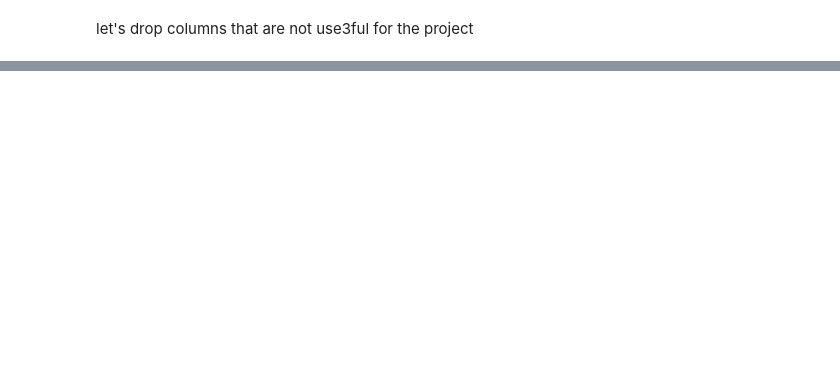
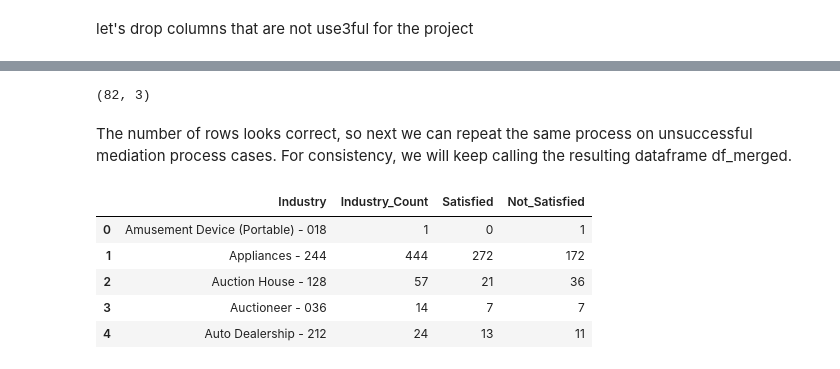
Before and after one commit to waheeb123/Covid_test, a Jupyter notebook: work_on_final_project.ipynb, the cells around one changed output, grey strips where cells are left out. Saved outputs shown, nothing was run; the diff lists cells and outputs as text; code cells hidden in the pictures; blank space fills up the shorter version.

```diff
--- a/work_on_final_project.ipynb
+++ b/work_on_final_project.ipynb
@@ -175,0 +423,27 @@ df.head()
+# %%
+df_merged.shape
+# %% [output]
+(82, 3)
+# %% [markdown]
+The number of rows looks correct, so next we can repeat the same process on unsuccessful mediation process cases. For consistency, we will keep calling the resulting dataframe df_merged.
+# %%
+# group results on industry
+df_not_satisfied_industries = df[df['IsSatisfied'] == 0].groupby(['Industry']).size().reset_index(name='Not_Satisfied')
+
+# merge dataframe
+df_merged = pd.merge(df_merged, df_not_satisfied_industries, on = "Industry", how = "outer")
+
+# replace NaN values with 0
+df_merged['Not_Satisfied'] = df_merged['Not_Satisfied'].fillna(0)
+
+# convert values to integer
+df_merged['Not_Satisfied'] = df_merged['Not_Satisfied'].astype(int)
+
+df_merged.head()
+# %% [output]
+|  | Industry | Industry_Count | Satisfied | Not_Satisfied |
+| 0 | Amusement Device (Portable) - 018 | 1 | 0 | 1 |
+| 1 | Appliances - 244 | 444 | 272 | 172 |
+| 2 | Auction House - 128 | 57 | 21 | 36 |
+| 3 | Auctioneer - 036 | 14 | 7 | 7 |
+| 4 | Auto Dealership - 212 | 24 | 13 | 11 |
```
Also changed, not shown: parts of 49 cells of this notebook.
